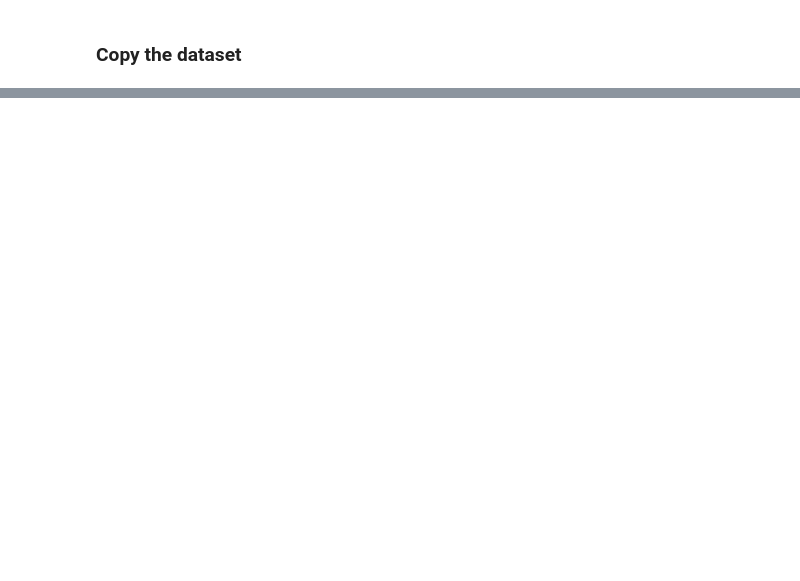
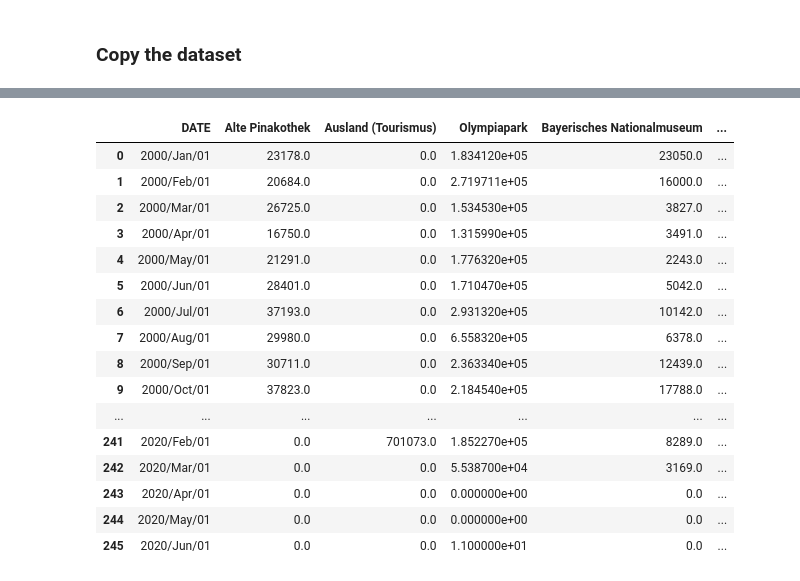
Before and after one commit to Yaccoub/Co-Tour, a Jupyter notebook: notebooks/Munich_data.ipynb, the cells around one changed output, grey strips where cells are left out. Saved outputs shown, nothing was run; the diff lists cells and outputs as text; code cells hidden in the pictures; blank space fills up the shorter version.

```diff
--- a/notebooks/Munich_data.ipynb
+++ b/notebooks/Munich_data.ipynb
@@ -94,9 +145,33 @@ df_clean df_cleantmp
 # %%
 # Rename some columns for better clarity
 df_clean = df_clean.rename(columns={"insgesamt": "Kinos"})
+df_clean = df_clean.rename(columns={"Prinzregententheater (Großes Haus)": "Prinzregententheater"})
+df_clean = df_clean.rename(columns={"Ausland": "Ausland (Tourismus)"})
+df_clean = df_clean.rename(columns={"Inland": "Inland (Tourismus)"})
+df_clean = df_clean.rename(columns={"Außenanlagen Olympiapark (Veranstaltungen)": "Olympiapark"})
 
 # Reset index
 df_clean = df_clean.reset_index()
+# %%
+df_clean
+# %% [output]
+|  | DATE | Alte Pinakothek | Ausland (Tourismus) | Olympiapark | Bayerisches Nationalmuseum | ... |
+| 0 | 2000/Jan/01 | 23178.0 | 0.0 | 1.834120e+05 | 23050.0 | ... |
+| 1 | 2000/Feb/01 | 20684.0 | 0.0 | 2.719711e+05 | 16000.0 | ... |
+| 2 | 2000/Mar/01 | 26725.0 | 0.0 | 1.534530e+05 | 3827.0 | ... |
+| 3 | 2000/Apr/01 | 16750.0 | 0.0 | 1.315990e+05 | 3491.0 | ... |
+| 4 | 2000/May/01 | 21291.0 | 0.0 | 1.776320e+05 | 2243.0 | ... |
+| 5 | 2000/Jun/01 | 28401.0 | 0.0 | 1.710470e+05 | 5042.0 | ... |
+| 6 | 2000/Jul/01 | 37193.0 | 0.0 | 2.931320e+05 | 10142.0 | ... |
+| 7 | 2000/Aug/01 | 29980.0 | 0.0 | 6.558320e+05 | 6378.0 | ... |
+| 8 | 2000/Sep/01 | 30711.0 | 0.0 | 2.363340e+05 | 12439.0 | ... |
+| 9 | 2000/Oct/01 | 37823.0 | 0.0 | 2.184540e+05 | 17788.0 | ... |
+| ... | ... | ... | ... | ... | ... | ... |
+| 241 | 2020/Feb/01 | 0.0 | 701073.0 | 1.852270e+05 | 8289.0 | ... |
+| 242 | 2020/Mar/01 | 0.0 | 0.0 | 5.538700e+04 | 3169.0 | ... |
+| 243 | 2020/Apr/01 | 0.0 | 0.0 | 0.000000e+00 | 0.0 | ... |
+| 244 | 2020/May/01 | 0.0 | 0.0 | 0.000000e+00 | 0.0 | ... |
+| 245 | 2020/Jun/01 | 0.0 | 0.0 | 1.100000e+01 | 0.0 | ... |
 # %%
 #Save file
 df_clean.to_csv('../data/munich_visitors/munich_visitors.csv', index=False)
```
Also changed, not shown: parts of 5 cells of this notebook, 2 other files.
